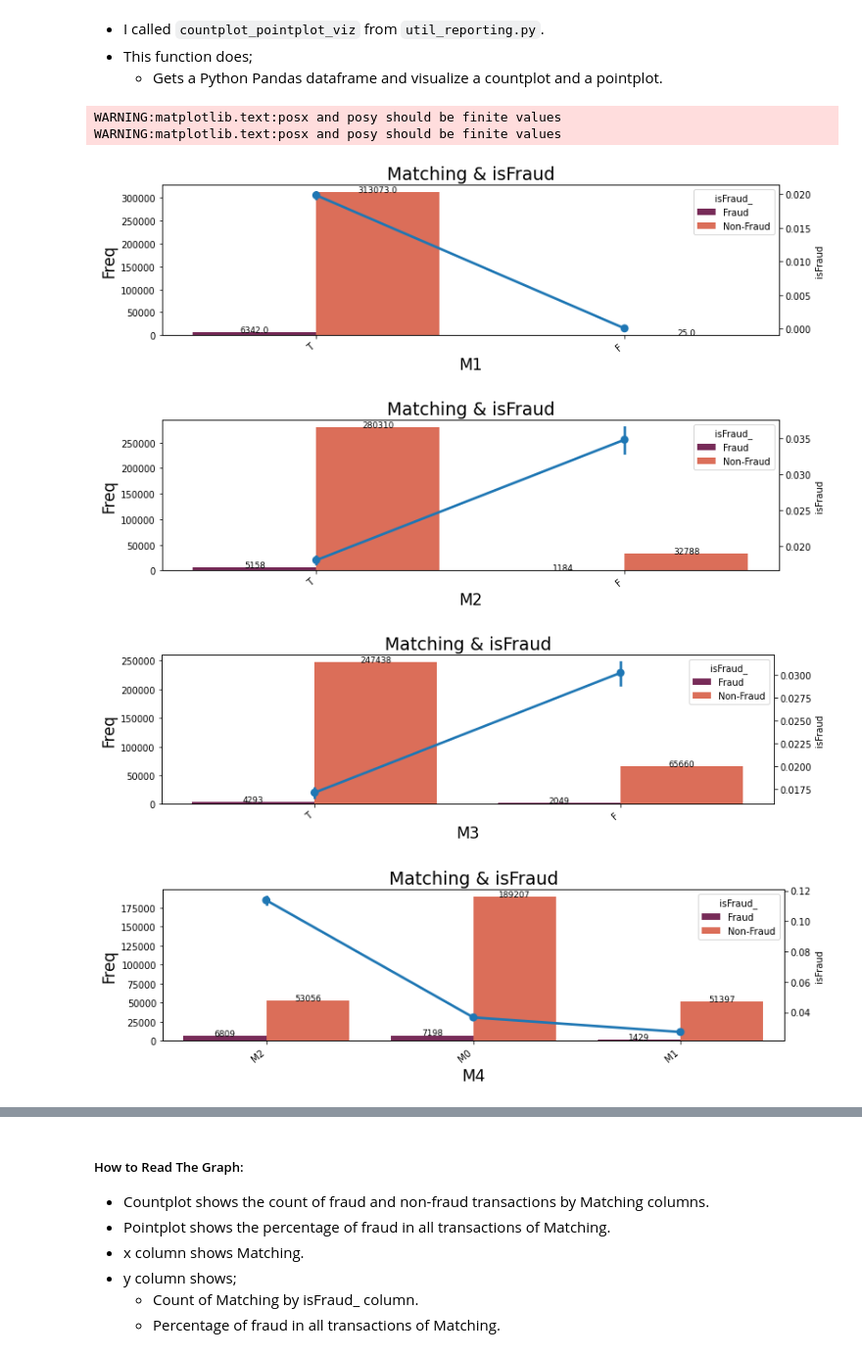
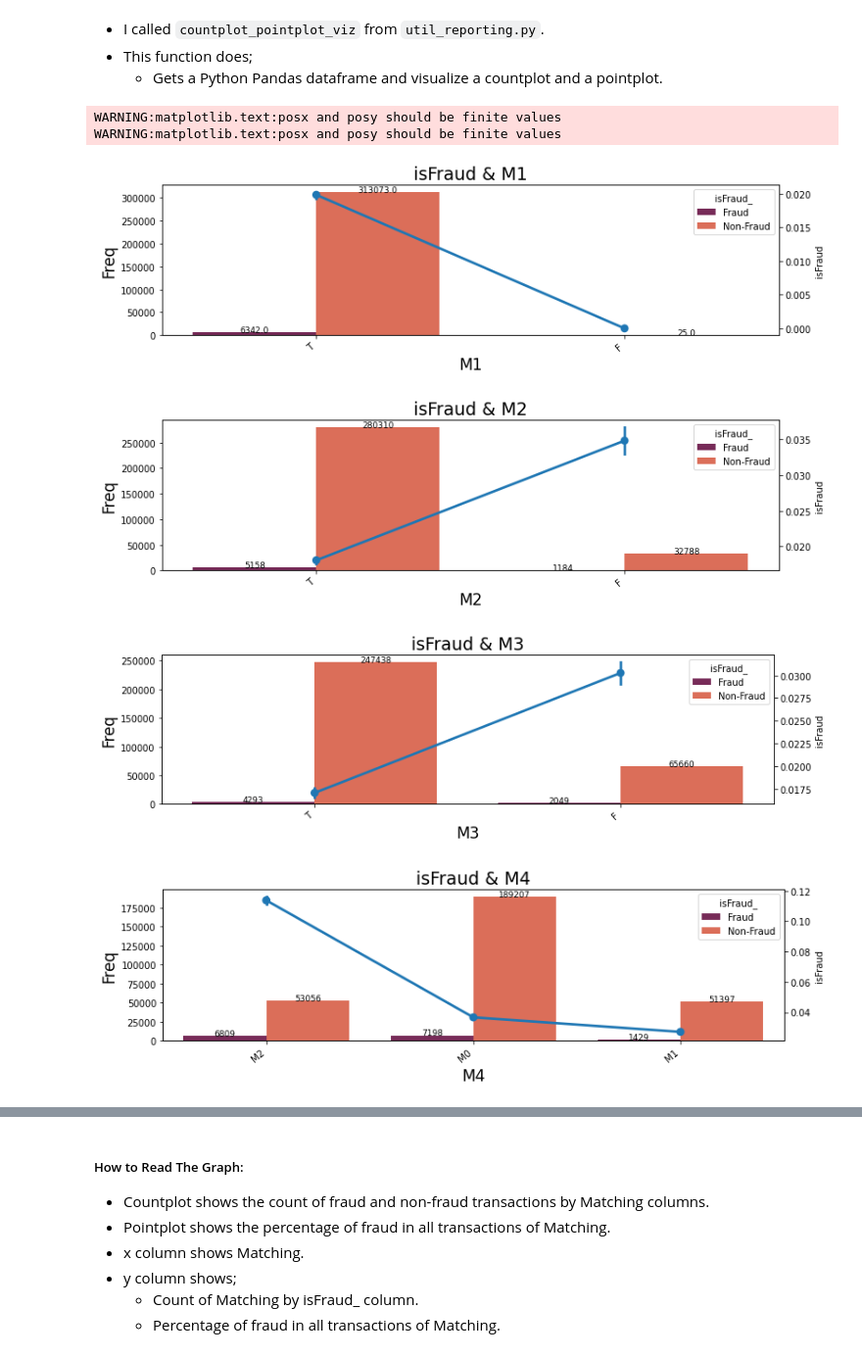
Before and after one commit to ElifKarakutukDinc/IEEE-CIS-Fraud-Detection, a Jupyter notebook: EDA.ipynb, the cells around one changed output, grey strips where cells are left out. Shown at 98% size. Drawn from its saved outputs; the diff is of its cells as text; code cells hidden in the pictures.

```diff
--- a/EDA.ipynb
+++ b/EDA.ipynb
@@ -556,7 +552,7 @@ for col in ["M1", "M2", "M3", "M4", "M5", "M6", "M7", "M8", "M9"]:
         col,
         col,
         "Freq",
-        "Frequency of " + col,
+        "Distribution of " + col,
         palette="rocket",
         fontsize_label=11,
         fontsize_title=15,
@@ -1056,24 +1052,25 @@ countplot_pointplot_viz(
 # %%
 for col in ["M1", "M2", "M3", "M4", "M5", "M6", "M7", "M8", "M9"]:
     filter_list = ["Fraud", "Non-Fraud"]
     countplot_pointplot_viz(
         train_transaction,
         filter_list,
         col,
         "isFraud_",
         "isFraud",
         col,
         "Freq",
-        "Matching & isFraud",
+        "isFraud & " + col,
         fontsize_text=9,
+        fontsize_title=15,
         figsize_x=12,
         figsize_y=3,
         palette="rocket",
     )
 # %% [output]
 WARNING:matplotlib.text:posx and posy should be finite values
 WARNING:matplotlib.text:posx and posy should be finite values
-[figure, old version]
+[figure, new version]
-[figure, old version]
+[figure, new version]
-[figure, old version]
+[figure, new version]
-[figure, old version]
+[figure, new version]
```
Also changed, not shown: parts of 13 cells of this notebook.
